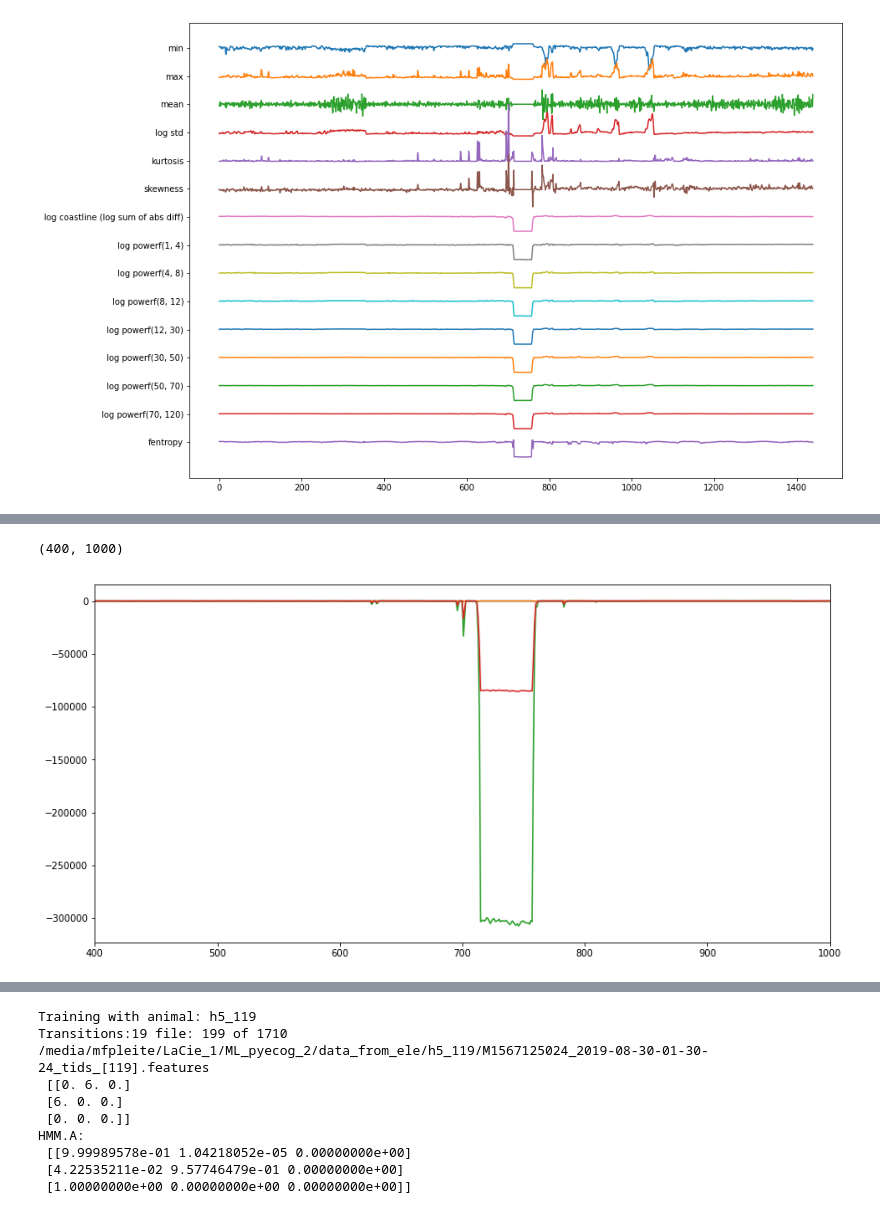
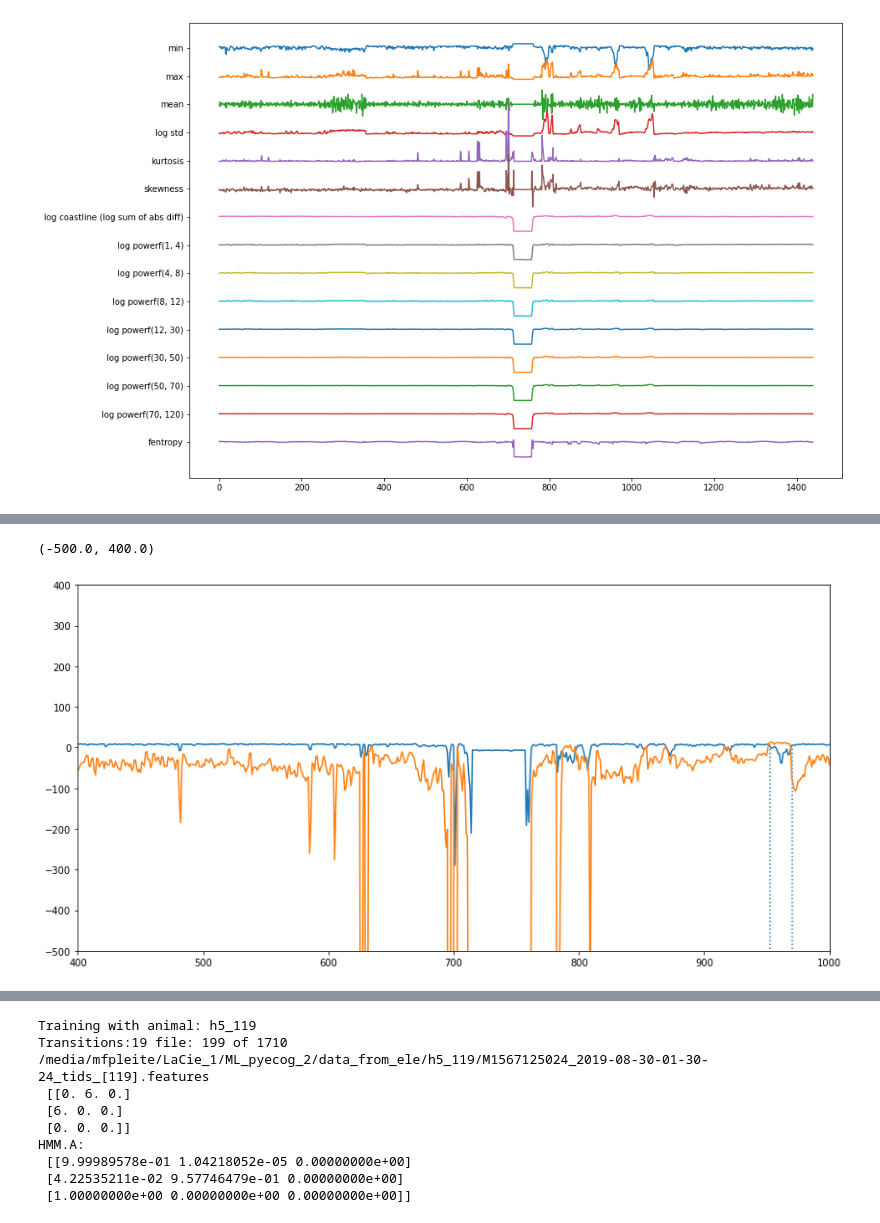
Before and after one commit to KullmannLab/pyecog2, a Jupyter notebook: Notebooks/Classifier Tests-Copy1.ipynb, the cells around one changed output, grey strips where cells are left out. Cells and saved outputs as stored; diff of their text form; code cells hidden in the pictures.

```diff
--- a/Notebooks/Classifier Tests-Copy1.ipynb
+++ b/Notebooks/Classifier Tests-Copy1.ipynb
@@ -159,27 +171,28 @@ def LL2prob(LL):
 # %%
 blanks_cov_i = np.linalg.inv(blanks_cov)
 blanks_cov_ir = np.linalg.inv(blanks_cov+np.eye(len(blanks_cov))*blanks_cov.diagonal()/len(blanks))
 
 seizures_cov_i = np.linalg.inv(seizures_cov)
 seizures_cov_ir = np.linalg.inv(seizures_cov+np.eye(len(seizures_cov))*seizures_cov.diagonal()/len(seizures))
 
 b_LL = MVGD_LL(f_vec_d,blanks_mu,blanks_cov_i)
 s_LL = MVGD_LL(f_vec_d,seizures_mu,seizures_cov_i)
 b_LLr = MVGD_LL(f_vec_d,blanks_mu,blanks_cov_ir)
 s_LLr = MVGD_LL(f_vec_d,seizures_mu,seizures_cov_ir)
 
 plt.figure(figsize=(14,7))
-plt.plot(b_LL)
+# plt.plot(b_LL)
 plt.plot(b_LLr)
-plt.plot(s_LL)
+# plt.plot(s_LL)
 plt.plot(s_LLr)
-plt.vlines(starts[1:],-200,0,linestyles=':')
-plt.vlines(ends[1:],-200,0,linestyles=':')
+plt.vlines(starts[1:],-2000,0,linestyles=':')
+plt.vlines(ends[1:],-2000,0,linestyles=':')
 
 plt.xlim(400,1000)
+plt.ylim(-500,400)
 # %% [output]
-(400, 1000)
+(-500.0, 400.0)
-[figure, old version]
+[figure, new version]
 # %%
 blanks_LL = MVGD_LL(blanks,blanks_mu,blanks_cov_i,no_scale=True)
 seizures_LL = MVGD_LL(seizures,seizures_mu,seizures_cov_i,no_scale=True)
```
Also changed, not shown: parts of 10 cells of this notebook, 14 other files.
